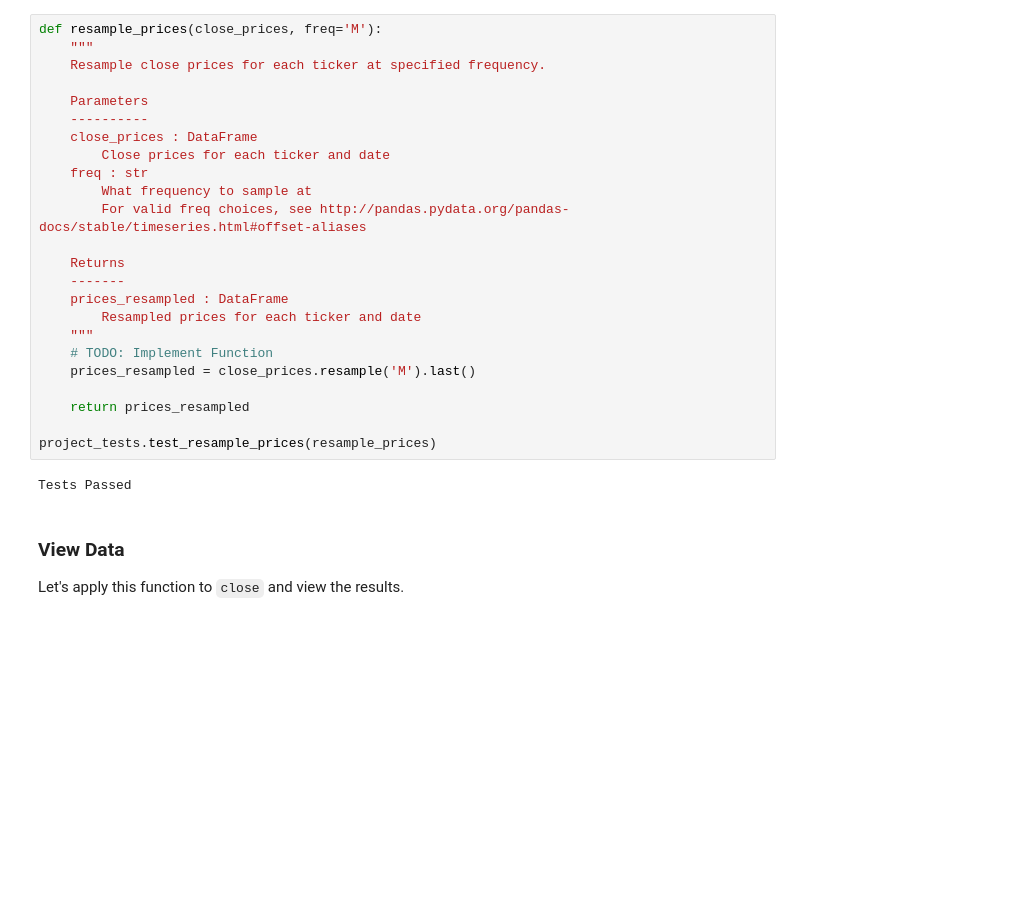
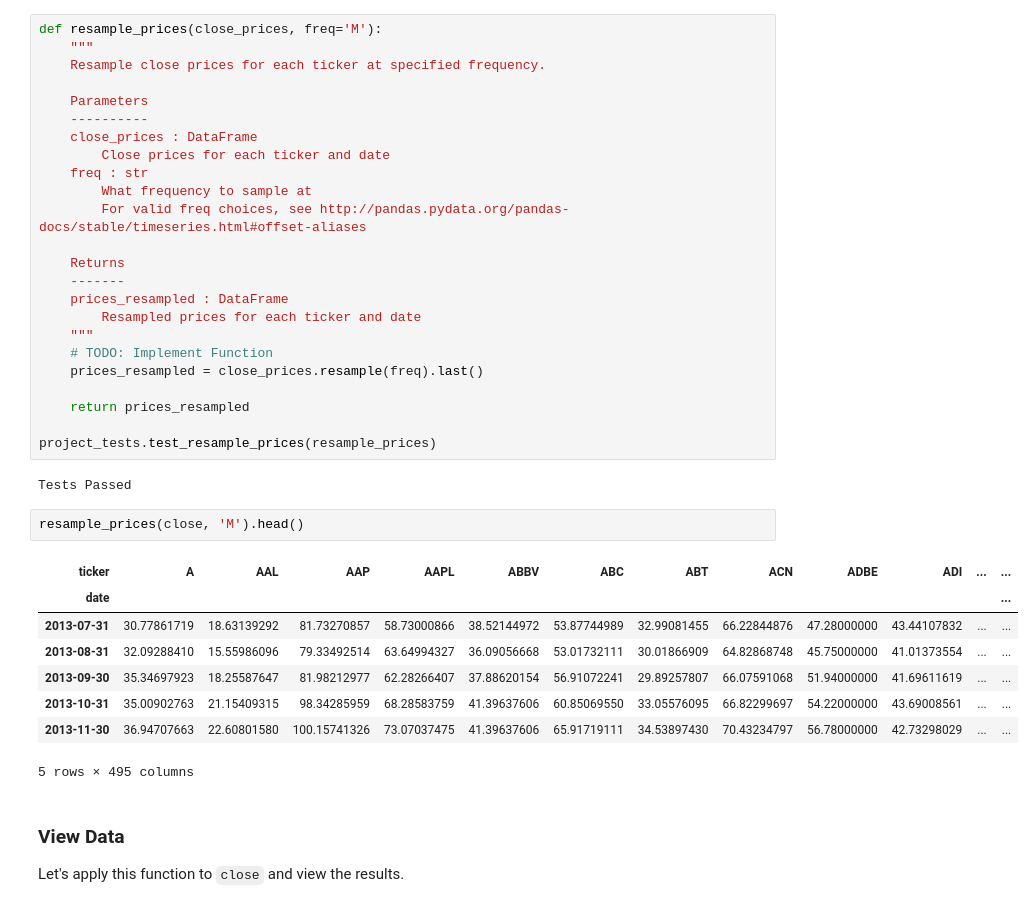
Before and after one commit to RocioLiu/AI-for-Trading, a Jupyter notebook: 1. Quantitative-Trading/L9_Project-1_Trading-with-Momentum/project_1_Trading-with-Momentum.ipynb, the cells around one changed output. Saved outputs shown, nothing was run; the diff lists cells and outputs as text; blank space fills up the shorter version.

```diff
--- a/1. Quantitative-Trading/L9_Project-1_Trading-with-Momentum/project_1_Trading-with-Momentum.ipynb
+++ b/1. Quantitative-Trading/L9_Project-1_Trading-with-Momentum/project_1_Trading-with-Momentum.ipynb
@@ -110,13 +110,24 @@ def resample_prices(close_prices, freq='M'):
         Resampled prices for each ticker and date
     """
     # TODO: Implement Function
-    prices_resampled = close_prices.resample('M').last()
+    prices_resampled = close_prices.resample(freq).last()
 
     return prices_resampled
 
 project_tests.test_resample_prices(resample_prices)
 # %% [output]
 Tests Passed
+# %%
+resample_prices(close, 'M').head()
+# %% [output]
+| ticker | A | AAL | AAP | AAPL | ABBV | ABC | ABT | ACN | ADBE | ADI | ... | ... |
+| date |  |  |  |  |  |  |  |  |  |  |  | ... |
+| 2013-07-31 | 30.77861719 | 18.63139292 | 81.73270857 | 58.73000866 | 38.52144972 | 53.87744989 | 32.99081455 | 66.22844876 | 47.28000000 | 43.44107832 | ... | ... |
+| 2013-08-31 | 32.09288410 | 15.55986096 | 79.33492514 | 63.64994327 | 36.09056668 | 53.01732111 | 30.01866909 | 64.82868748 | 45.75000000 | 41.01373554 | ... | ... |
+| 2013-09-30 | 35.34697923 | 18.25587647 | 81.98212977 | 62.28266407 | 37.88620154 | 56.91072241 | 29.89257807 | 66.07591068 | 51.94000000 | 41.69611619 | ... | ... |
+| 2013-10-31 | 35.00902763 | 21.15409315 | 98.34285959 | 68.28583759 | 41.39637606 | 60.85069550 | 33.05576095 | 66.82299697 | 54.22000000 | 43.69008561 | ... | ... |
+| 2013-11-30 | 36.94707663 | 22.60801580 | 100.15741326 | 73.07037475 | 41.39637606 | 65.91719111 | 34.53897430 | 70.43234797 | 56.78000000 | 42.73298029 | ... | ... |
+5 rows × 495 columns
 # %% [markdown]
 ### View Data
 Let's apply this function to `close` and view the results.
```
Also changed, not shown: parts of 14 cells of this notebook.
